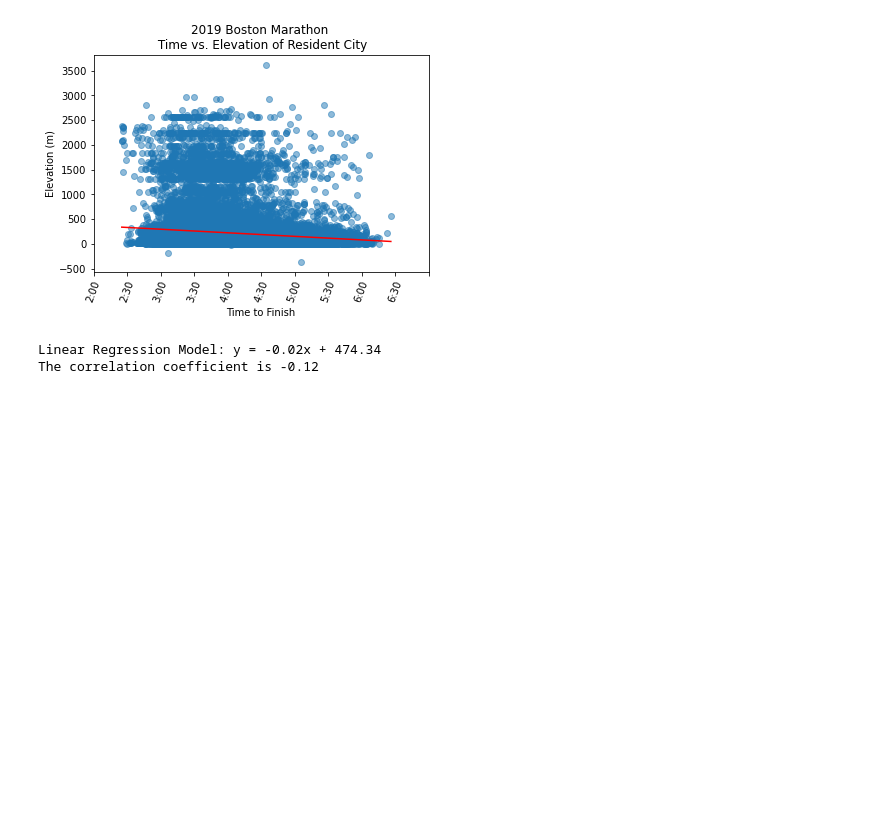
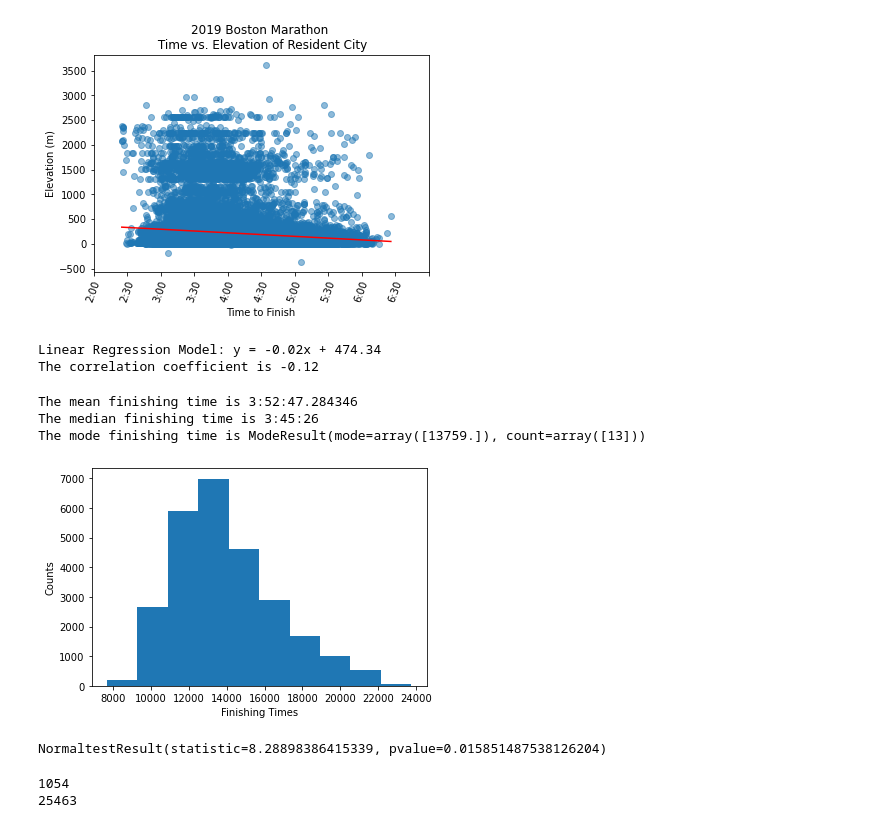
Before and after one commit to skhelifi1/Running-Project-GroupE, a Jupyter notebook: boston2019_elevation_analysis.ipynb, the cells around one changed output. Cells and saved outputs as stored; diff of their text form; code cells hidden in the pictures; blank space fills up the shorter version.

Commit message:
created histograms

```diff
--- a/boston2019_elevation_analysis.ipynb
+++ b/boston2019_elevation_analysis.ipynb
@@ -205,3 +205,35 @@ print(f"The correlation coefficient is {round(correlation[0],2)}")
 [figure]
 Linear Regression Model: y = -0.02x + 474.34
 The correlation coefficient is -0.12
+# %%
+mean_numpy = str(datetime.timedelta(seconds=(np.mean(second_data))))
+print(f"The mean finishing time is {mean_numpy}")
+
+median_numpy = str(datetime.timedelta(seconds=(np.median(second_data))))
+print(f"The median finishing time is {median_numpy}")
+
+mode_scipy = st.mode(second_data)
+print(f"The mode finishing time is {mode_scipy}")
+# %% [output]
+The mean finishing time is 3:52:47.284346
+The median finishing time is 3:45:26
+The mode finishing time is ModeResult(mode=array([13759.]), count=array([13]))
+# %%
+# Characterize the data set using matplotlib and stats.normaltest
+plt.hist(second_data)
+plt.xlabel('Finishing Times')
+plt.ylabel('Counts')
+plt.show()
+print(st.normaltest(second_data.sample(50)))
+# %% [output]
+[figure, added]
+NormaltestResult(statistic=8.28898386415339, pvalue=0.015851487538126204)
+# %%
+# divide data frame into high altitudes & normal altitudes
+high_altitude_df = elevation_df.loc[elevation_df["Elevation"] >= 1500]
+normal_altitude_df = elevation_df.loc[elevation_df["Elevation"] < 1500]
+print(len(high_altitude_df))
+print(len(normal_altitude_df))
+# %% [output]
+1054
+25463
```
Also changed, not shown: parts of 7 cells of this notebook.
